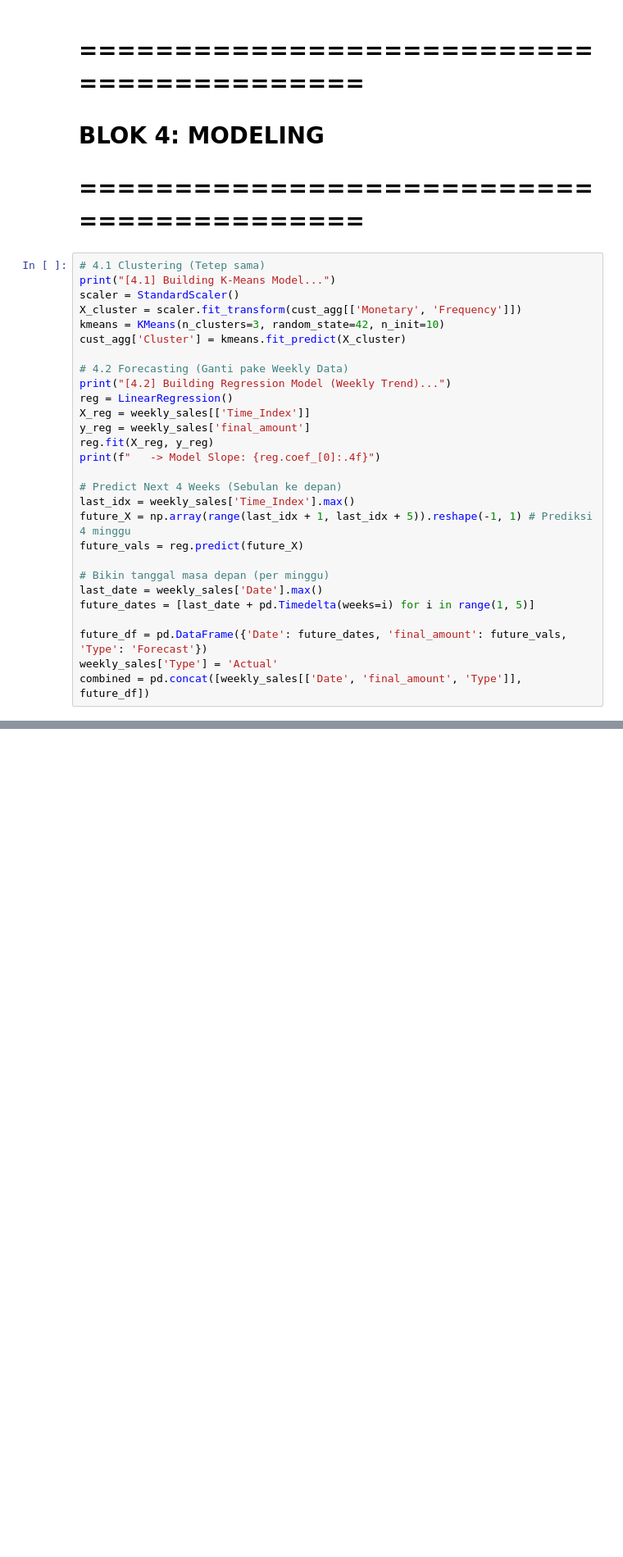
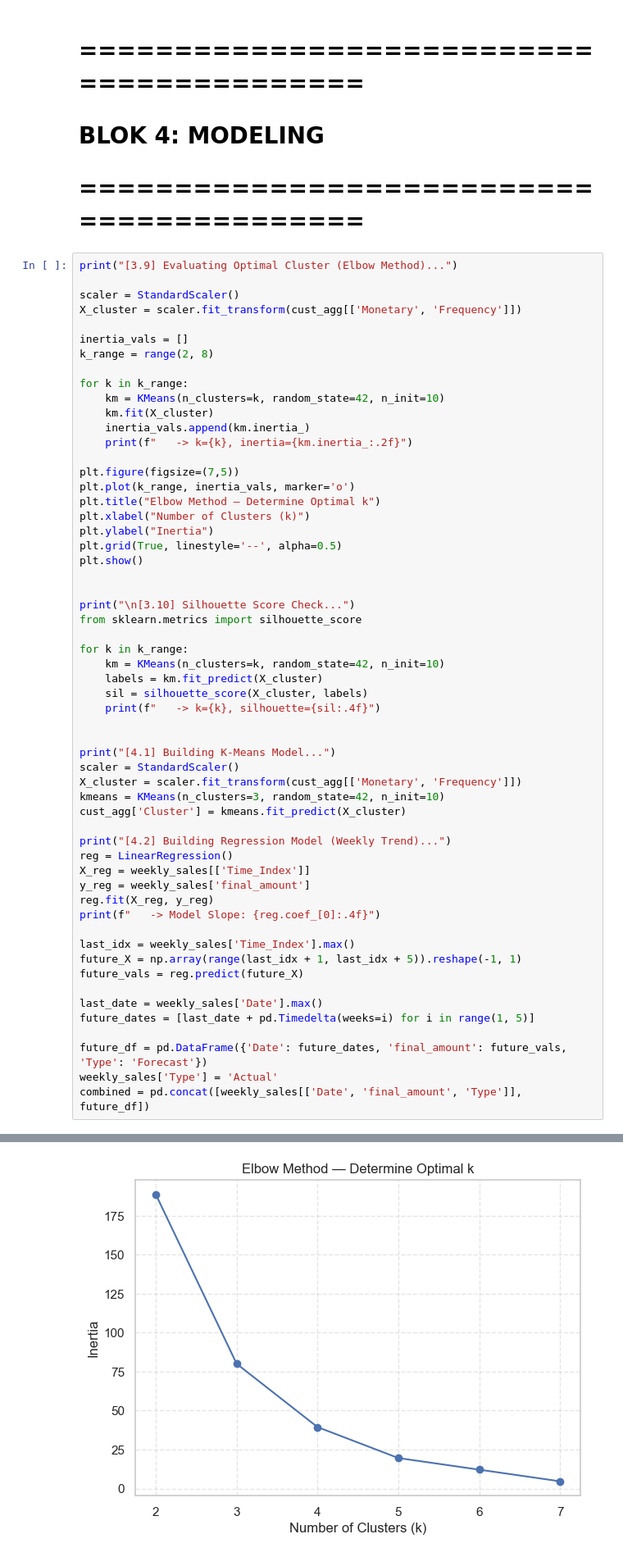
Before and after one commit to akhdanrgya/Tubes-DWBI, a Jupyter notebook: TUBES_DWBI.ipynb, the cells around one changed output, grey strips where cells are left out. Shown at 82% size. Saved outputs shown, nothing was run; the diff lists cells and outputs as text; blank space fills up the shorter version.

```diff
--- a/TUBES_DWBI.ipynb
+++ b/TUBES_DWBI.ipynb
@@ -162,14 +426,45 @@ cust_agg.columns = ['Customer_ID', 'Monetary', 'Frequency']
 # BLOK 4: MODELING
 # ==========================================
 # %%
-# 4.1 Clustering (Tetep sama)
+print("[3.9] Evaluating Optimal Cluster (Elbow Method)...")
+
+scaler = StandardScaler()
+X_cluster = scaler.fit_transform(cust_agg[['Monetary', 'Frequency']])
+
+inertia_vals = []
+k_range = range(2, 8)
+
+for k in k_range:
+    km = KMeans(n_clusters=k, random_state=42, n_init=10)
+    km.fit(X_cluster)
+    inertia_vals.append(km.inertia_)
+    print(f"   -> k={k}, inertia={km.inertia_:.2f}")
+
+plt.figure(figsize=(7,5))
+plt.plot(k_range, inertia_vals, marker='o')
+plt.title("Elbow Method — Determine Optimal k")
+plt.xlabel("Number of Clusters (k)")
+plt.ylabel("Inertia")
+plt.grid(True, linestyle='--', alpha=0.5)
+plt.show()
+
+
+print("\n[3.10] Silhouette Score Check...")
+from sklearn.metrics import silhouette_score
+
+for k in k_range:
+    km = KMeans(n_clusters=k, random_state=42, n_init=10)
+    labels = km.fit_predict(X_cluster)
+    sil = silhouette_score(X_cluster, labels)
+    print(f"   -> k={k}, silhouette={sil:.4f}")
+
+
 print("[4.1] Building K-Means Model...")
 scaler = StandardScaler()
 X_cluster = scaler.fit_transform(cust_agg[['Monetary', 'Frequency']])
 kmeans = KMeans(n_clusters=3, random_state=42, n_init=10)
 cust_agg['Cluster'] = kmeans.fit_predict(X_cluster)
 
-# 4.2 Forecasting (Ganti pake Weekly Data)
 print("[4.2] Building Regression Model (Weekly Trend)...")
 reg = LinearRegression()
 X_reg = weekly_sales[['Time_Index']]
@@ -177,12 +472,10 @@ y_reg = weekly_sales['final_amount']
 reg.fit(X_reg, y_reg)
 print(f"   -> Model Slope: {reg.coef_[0]:.4f}")
 
-# Predict Next 4 Weeks (Sebulan ke depan)
 last_idx = weekly_sales['Time_Index'].max()
-future_X = np.array(range(last_idx + 1, last_idx + 5)).reshape(-1, 1) # Prediksi 4 minggu
+future_X = np.array(range(last_idx + 1, last_idx + 5)).reshape(-1, 1)
 future_vals = reg.predict(future_X)
 
-# Bikin tanggal masa depan (per minggu)
 last_date = weekly_sales['Date'].max()
 future_dates = [last_date + pd.Timedelta(weeks=i) for i in range(1, 5)]
 
@@ -195,0 +493 @@ combined = pd.concat([weekly_sales[['Date', 'final_amount', 'Type']], future_df]
+[figure, added]
```
Also changed, not shown: parts of 4 cells of this notebook.
